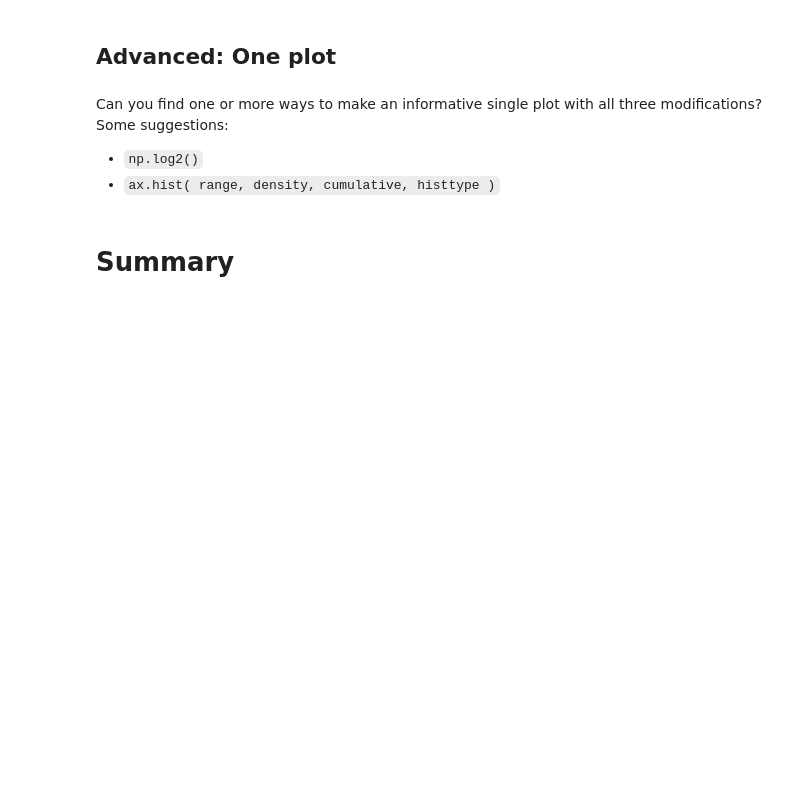
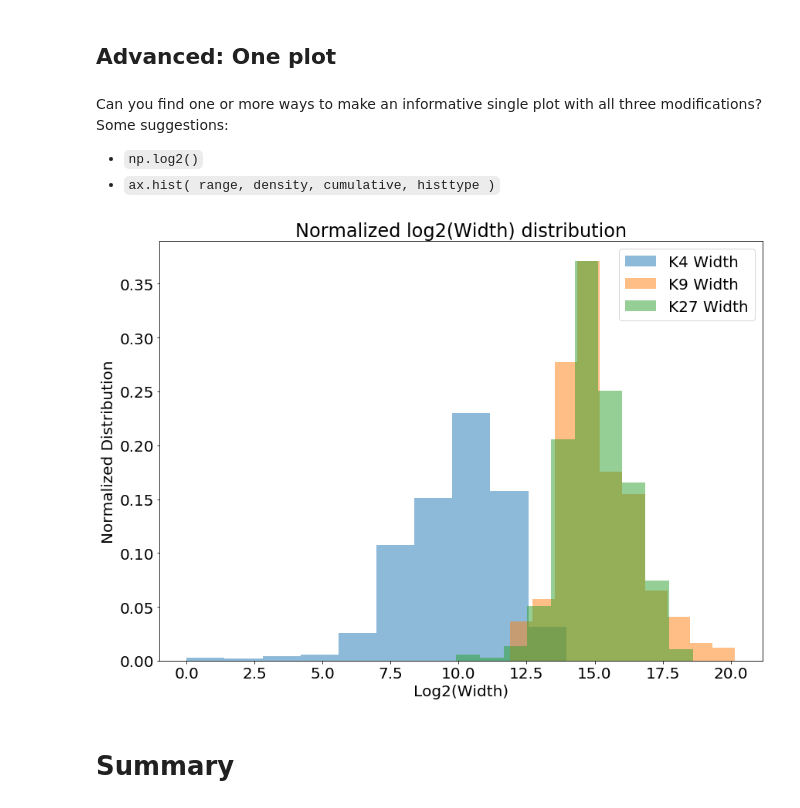
Before and after one commit to david-wang2/qbb2020-answers, a Jupyter notebook: day1-lunch/02_bed_features_dwang106.ipynb, the cells around one changed output. Saved outputs shown, nothing was run; the diff lists cells and outputs as text; code cells hidden in the pictures; blank space fills up the shorter version.

```diff
--- a/day1-lunch/02_bed_features_dwang106.ipynb
+++ b/day1-lunch/02_bed_features_dwang106.ipynb
@@ -357,6 +357,21 @@ plt.show()
 Can you find one or more ways to make an informative single plot with all three modifications?  Some suggestions:
 - `np.log2()`
 - `ax.hist( range, density, cumulative, histtype )`
+# %%
+plt.figure(figsize=(14,10))
+plt.hist(np.log2(df_k4.loc[:,"width"]),bins=10,alpha=0.5,density='True',label='K4 Width',histtype='bar')
+plt.hist(np.log2(df_k9.loc[:,"width"]),bins=10,alpha=0.5,density='True',label='K9 Width',histtype='bar')
+plt.hist(np.log2(df_k27.loc[:,"width"]),bins=10,alpha=0.5,density='True',label='K27 Width',histtype='bar')
+plt.legend(loc='upper right',fontsize=20)
+plt.rcParams['xtick.labelsize']=20
+plt.rcParams['ytick.labelsize']=20
+plt.xlabel('Log2(Width)',fontsize=20)
+plt.ylabel('Normalized Distribution',fontsize=20)
+title = "Normalized log2(Width) distribution"
+plt.title(title,fontsize=24)
+plt.show()
+# %% [output]
+[figure, added]
 # %% [markdown]
 # Summary
 # %% [markdown]
```
Also changed, not shown: parts of 1 cell of this notebook.
